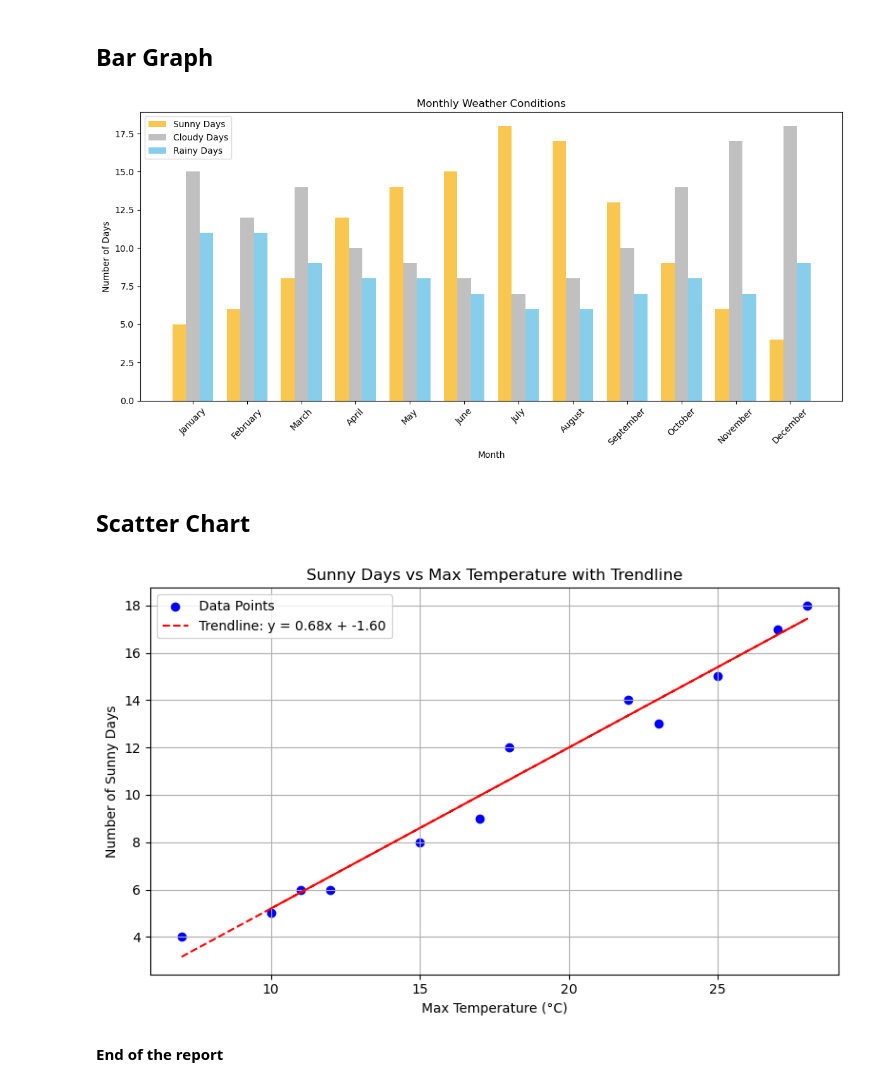
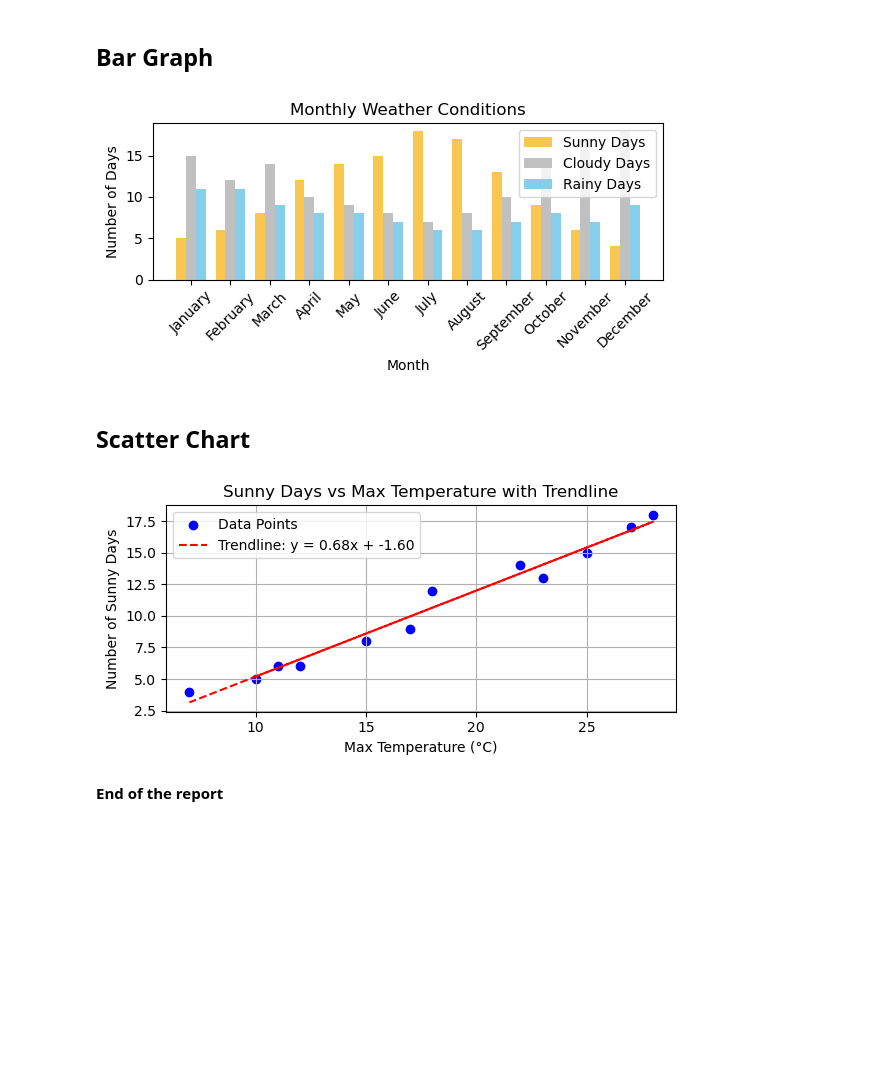
Before and after one commit to yroosel/python_essentials, a Jupyter notebook: Interactive Multimedia Reporting.ipynb, the cells around one changed output. Cells and saved outputs as stored; diff of their text form; code cells hidden in the pictures; blank space fills up the shorter version.

```diff
--- a/Interactive Multimedia Reporting.ipynb
+++ b/Interactive Multimedia Reporting.ipynb
@@ -85,7 +88,8 @@ plt.show()
 import matplotlib.pyplot as plt
 
 # BAR GRAPH: Sunny, Cloudy, and Rainy Days per Month
-plt.figure(figsize=(12, 6))
+# plt.figure(figsize=(12, 6))
+plt.figure(figsize=(6, 3))
 bar_width = 0.25
 x = range(len(df['Month']))
 
@@ -107,40 +111,41 @@ plt.legend()
 plt.tight_layout()
 plt.show()
 # %% [output]
-[figure, old version]
+[figure, new version]
 # %% [markdown]
 ## Scatter Chart
 # %%
 import pandas as pd
 import matplotlib.pyplot as plt
 import numpy as np
 
 # Load the Excel file
 file_path = "brussels_weather_2020.xlsx"  # Adjust if needed
 df = pd.read_excel(file_path)
 
 # Scatter chart with trendline
-plt.figure(figsize=(8, 5))
+# plt.figure(figsize=(8, 5))
+plt.figure(figsize=(6, 3))
 x = df['Max Temp']       # Filtering dataframe on Max Temp
 y = df['Sunny Days']     # Filtering on Sunny Days
 
 # Plot scatter points in blue
 plt.scatter(x, y, color='blue', label='Data Points')
 
 # Calculate and plot linear trendline (red dashed line)
 z = np.polyfit(x, y, 1)  # Degree 1 for linear fit
 p = np.poly1d(z)
 plt.plot(x, p(x), "r--", label=f'Trendline: y = {z[0]:.2f}x + {z[1]:.2f}')
 
 # Chart formatting
 plt.title('Sunny Days vs Max Temperature with Trendline')
 plt.xlabel('Max Temperature (°C)')
 plt.ylabel('Number of Sunny Days')
 plt.legend()
 plt.grid(True)
 plt.tight_layout()
 plt.show()
 # %% [output]
-[figure, old version]
+[figure, new version]
 # %% [markdown]
 **End of the report**
```
Also changed, not shown: parts of 4 cells of this notebook, 3 other files.
